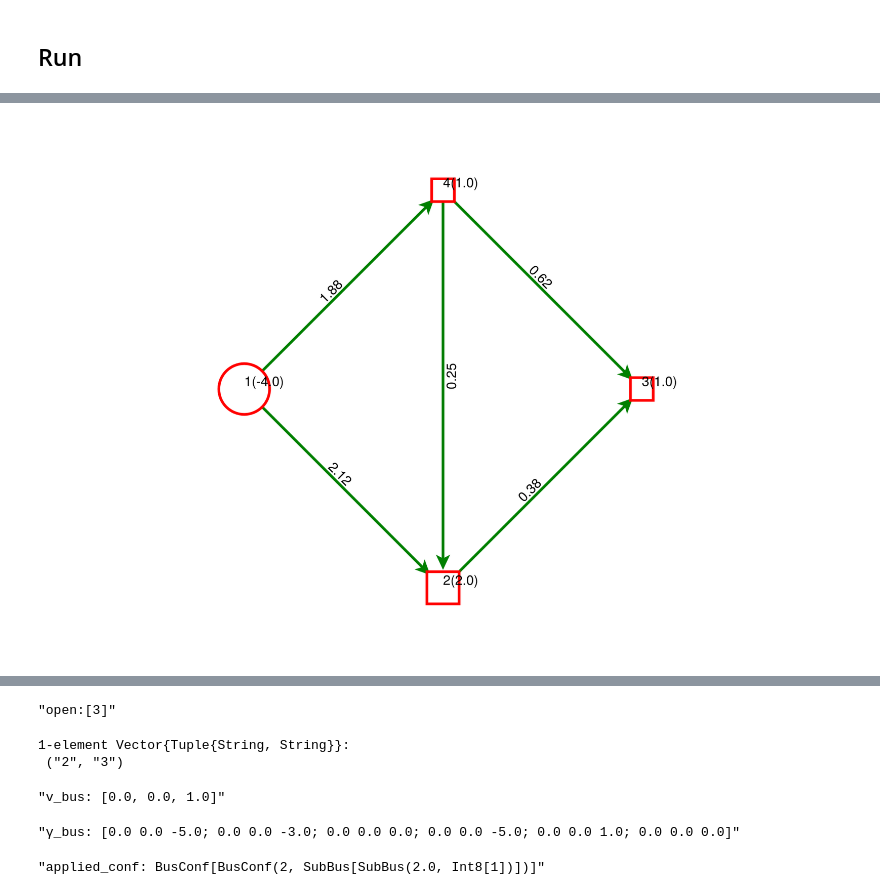
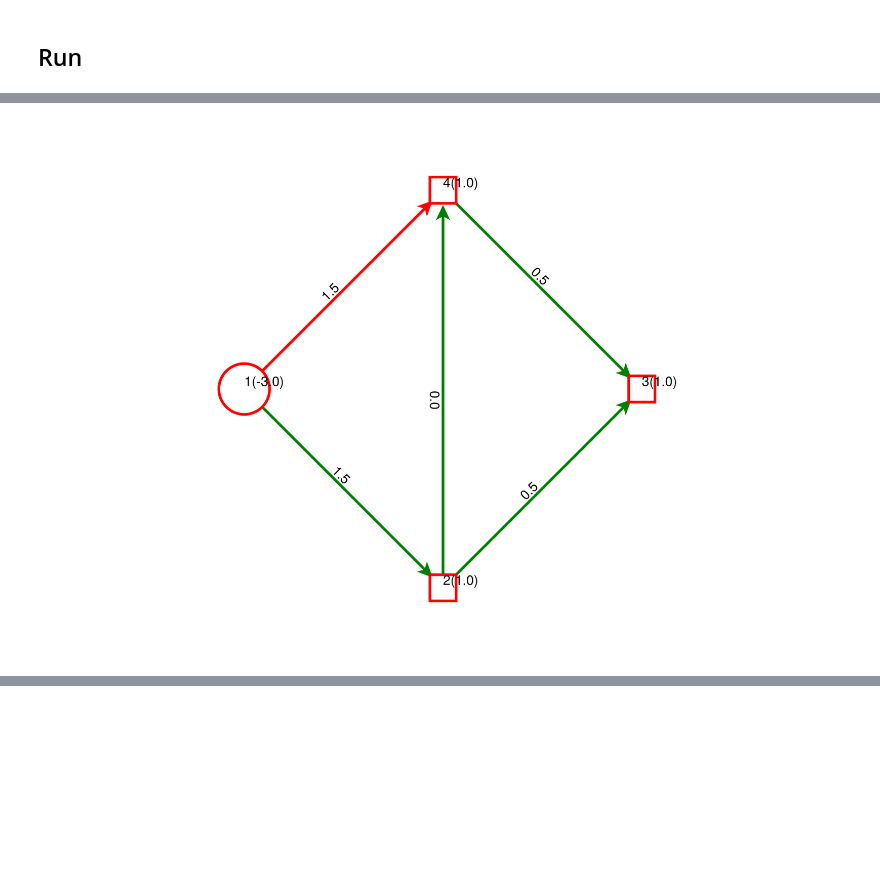
Before and after one commit to BenoitJeanson/topo_sandbox, a Jupyter notebook: Simons_approach.ipynb, the cells around one changed output, grey strips where cells are left out. Cells and saved outputs as stored; diff of their text form; code cells hidden in the pictures; blank space fills up the shorter version.

```diff
--- a/Simons_approach.ipynb
+++ b/Simons_approach.ipynb
@@ -1257,0 +1170,4 @@ TNR_balance (generic function with 1 method)
+# %%
+g, mini_conf, contingencies, coords = create_mini_case()
+m, r = init_model(g, 1:1, true, 1., true, mini_conf, true)
+TNR_balance!(m, r)
@@ -1364,9 +1281,9 @@ secured_dc_OTS (generic function with 1 method)
 function create_mini_case(micro=false)
     g = build_simple_grid(micro=micro)
     g["1","2"].p_max = 3
-    g["1","4"].p_max = 5
-    g["2"] = 2
-    g["1"] = -4
+    # g["1","4"].p_max = 5
+    # g["2"] = 2
+    # g["1"] = -4
 
     contingencies = 1:ne(g)
     mini_conf = [
@@ -1466,72 +1356,54 @@ Set parameter LogFile to value "my_log_file.txt"
 # %%
 # g, bus_confs, contingencies = create_case(sys)
 g, bus_confs, contingencies, coord = create_mini_case(false)
-is_single_ρ = false
-ρ_min_bound = 0.
-n_1_connectedness = false
-allow_branch_openings = true
 
-model = secured_dc_OTS(g,
-                contingencies = contingencies,
-                # contingencies =1:20,#:20, #vcat(1:16,19:20),#,19,20],
-                # contingencies = 1:ne(g),
-                # contingencies = 2:2,
-                # contingencies = Int[],
-                is_single_ρ=is_single_ρ,
-                ρ_min_bound=ρ_min_bound,
-                n_1_connectedness = n_1_connectedness,
-                allow_branch_openings = allow_branch_openings,
-                bus_confs = bus_confs,
+model, r = secured_dc_OTS(g,
+                contingencies = 1:5,
+                is_single_ρ = true,
+                ρ_min_bound = 0.,
+                n_1_connectedness = false,
+                bus_confs = BusConf[],
+                allow_branch_openings = true,
+                OTS_only = true
                 )
 
+optimize!(model);
 
-# @constraint(model, model[:v_bus][1]==0)
-
-optimize!(model)
 trip = nothing #12
 g_base = dc_flow(g, trip = trip)
 layout = isa(coord, Dict{String, Point2}) ? coord : Stress(Ptype=Float32)
 draw(g_base, trip = trip, layout = layout);
 
 openings = Int[]
 applied_conf=BusConf[]
 
 if is_solved_and_feasible(model)
     store_result(model, "store_result.csv")
-    display("overload: $(value(model[:overload]))")
+    println("overload: $(value(model[:overload]))")
 
-    if allow_branch_openings
-        openings = [i for (i,v_branch) in enumerate(value.(model[:v_branch])) if v_branch == 1]
-        display("open:$openings")
-        display([collect(edge_labels(g))[i] for i in openings])
+    if r.allow_branch_openings || r.OTS_only
+        openings = [i for (i, v_branch) in enumerate(value.(model[:v_branch])) if v_branch == 1]
+        println("open: $openings")
+        println([collect(edge_labels(g))[i] for i in openings])
     end
 
-    if bus_confs ≠ BusConf[]
-        display("v_bus: $(value.(model[:v_bus]))")
-        display("γ_bus: $(value.(model[:γ_bus]))")
-        applied_conf = BusConf[bus_confs[i] for (i, v) in enumerate(value.(model[:v_bus])) if isapprox(v, 1, atol=1e-9)]
-        display("applied_conf: $applied_conf")
+    if r.bus_confs ≠ BusConf[] && !r.OTS_only
+        println("v_bus: $(value.(model[:v_bus]))")
+        println("γ_bus: $(value.(model[:γ_bus]))")
+        applied_conf = BusConf[r.bus_confs[i] for (i, v) in enumerate(value.(model[:v_bus])) if isapprox(v, 1, atol=1e-9)]
+        println("applied_conf: $applied_conf")
     end
     # openings = [10]
-    g_result, openings_result=add_subBus(g, applied_conf, openings)
+    g_result, openings_result = add_subBus(g, applied_conf, openings)
     println("OOOOOOOOOPPPPPPPPPEEEEEEEEENNNNNNNIIIIIIIIINNNNNNNNNGGGGGGGG: $openings_result")
     dc_flow!(g_result, outages = [openings_result])
     draw(g_result , outages = openings_result, layout = layout);
 else
     display("NOT FEASIBLE")
 end
 
-# play_openings = [1,10]
-# play_conf = applied_conf
-# g_play=add_subBus(g, play_conf)
-# balance!(g_play)
-# play_trip = 1
-# dc_flow!(g_play, outages = play_openings, trip = play_trip)
-# # draw(g_play , outages = play_openings, trip = play_trip, layout = layout);
-# nothing;
+println(solution_summary(model))
 
-display(solution_summary(model))
-
-foreach(k->println("$k: $(value(k))"), all_variables(model))
+is_solved_and_feasible(model) && foreach(k->println("$k: $(value(k))"), all_variables(model))
 # %% [output]
-[figure, old version]
+[figure, new version]
@@ -1539,6 +1426,0 @@ foreach(k->println("$k: $(value(k))"), all_variables(model))
-"open:[3]"
-1-element Vector{Tuple{String, String}}:
- ("2", "3")
-"v_bus: [0.0, 0.0, 1.0]"
-"γ_bus: [0.0 0.0 -5.0; 0.0 0.0 -3.0; 0.0 0.0 0.0; 0.0 0.0 -5.0; 0.0 0.0 1.0; 0.0 0.0 0.0]"
-"applied_conf: BusConf[BusConf(2, SubBus[SubBus(2.0, Int8[1])])]"
```
Also changed, not shown: parts of 60 cells of this notebook, 2 other files.
